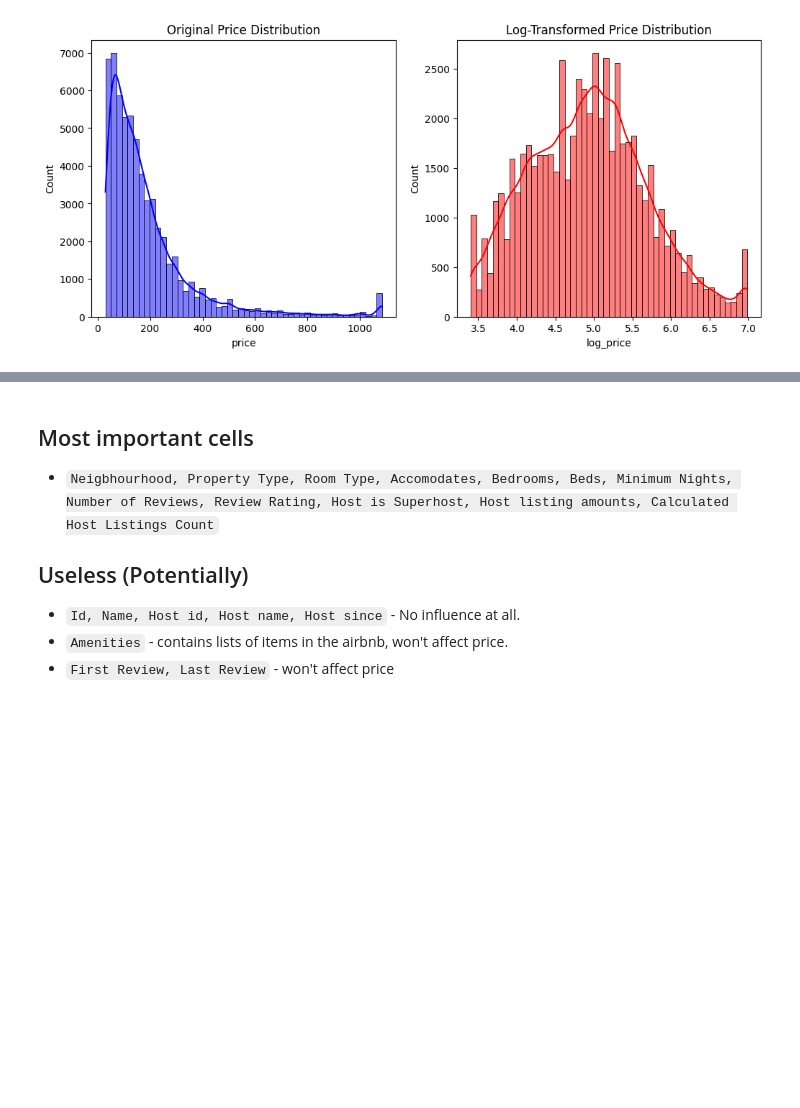
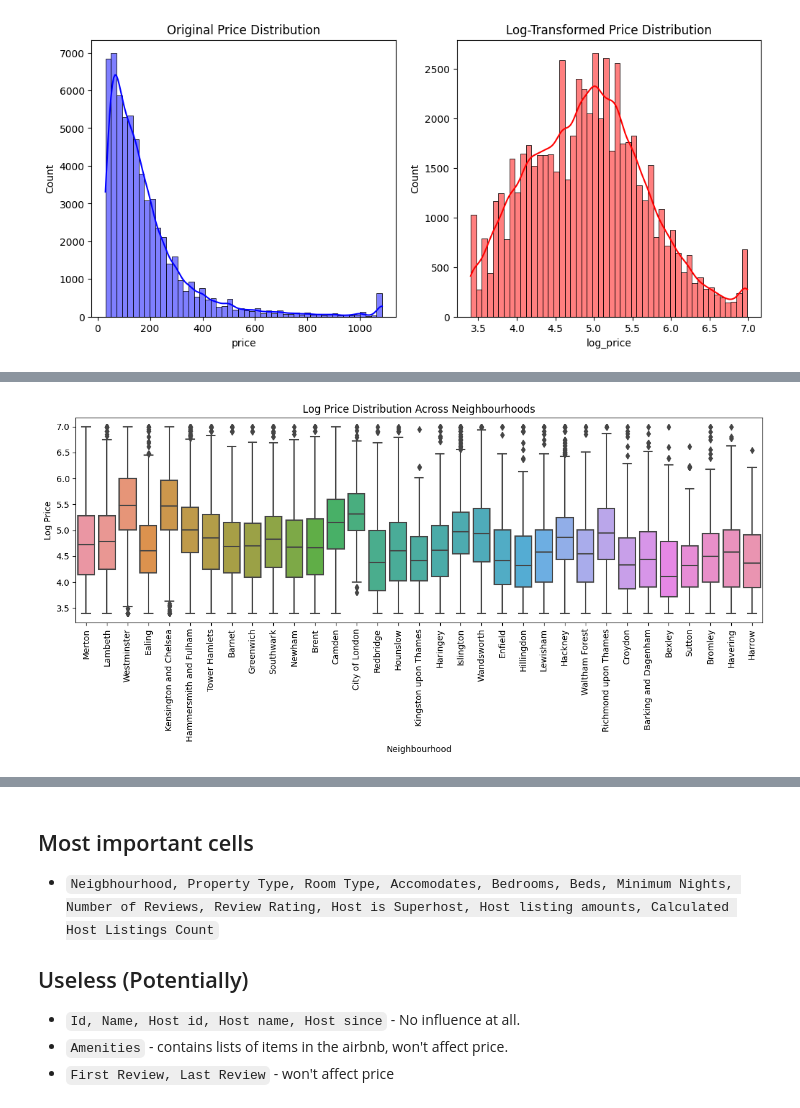
Before and after one commit to FP2003/AirBnB-Price-Prediction-System, a Jupyter notebook: fp100_jh851_solution.ipynb, the cells around one changed output, grey strips where cells are left out. Drawn from its saved outputs; the diff is of its cells as text; code cells hidden in the pictures; blank space fills up the shorter version.

```diff
--- a/fp100_jh851_solution.ipynb
+++ b/fp100_jh851_solution.ipynb
@@ -302,17 +313,15 @@ plt.show()
 # %%
 # Visualization: Price Across Neighborhoods
-neighbourhood_counts = df_original['neighbourhood'].value_counts()
-valid_neighbourhoods = neighbourhood_counts[neighbourhood_counts >= 10].index
-df_filtered = df_original[df_original['neighbourhood'].isin(valid_neighbourhoods)]
-
 plt.figure(figsize=(12, 6))
-sns.boxplot(data=df_filtered, x='neighbourhood', y='price_log')
+sns.boxplot(data=df, x='neighbourhood_original', y='log_price')
 plt.xticks(rotation=90)
-plt.title('Price Distribution Across Neighborhoods (Filtered)')
-plt.xlabel('Neighborhood')
+plt.title('Log Price Distribution Across Neighbourhoods')
+plt.xlabel('Neighbourhood')
 plt.ylabel('Log Price')
 plt.tight_layout()
 plt.show()
+# %% [output]
+[figure, added]
 # %%
 # Visualization: Price by Number of Tenants (Accommodates)
 
```
Also changed, not shown: parts of 5 cells of this notebook.
